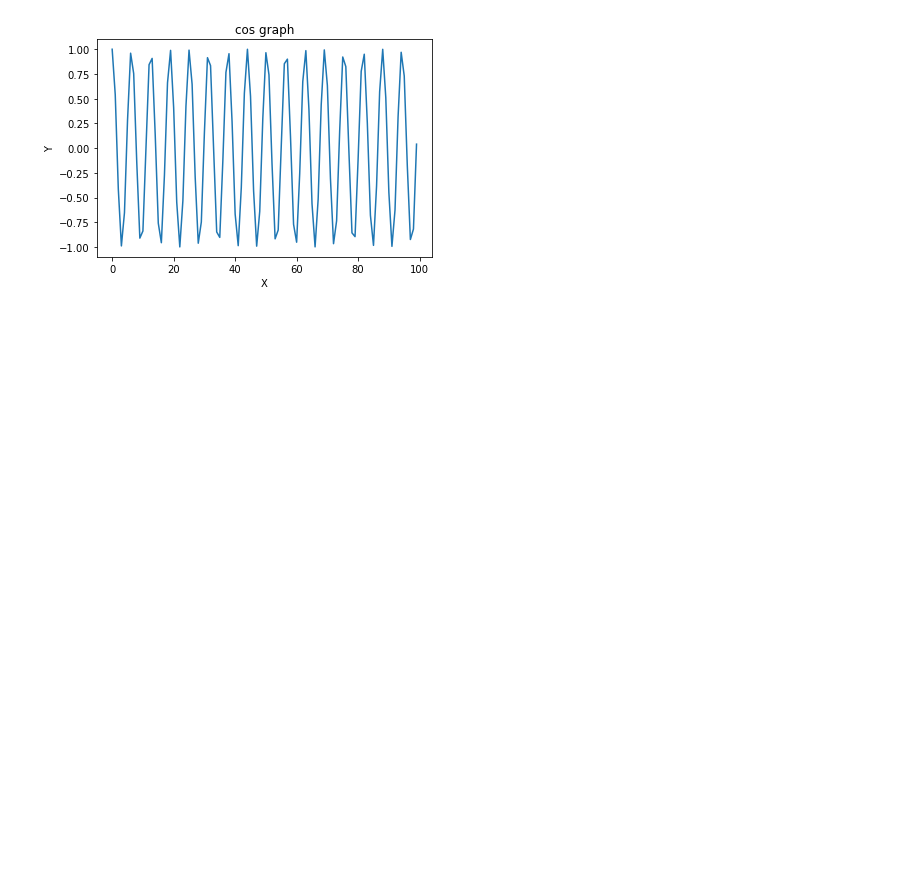
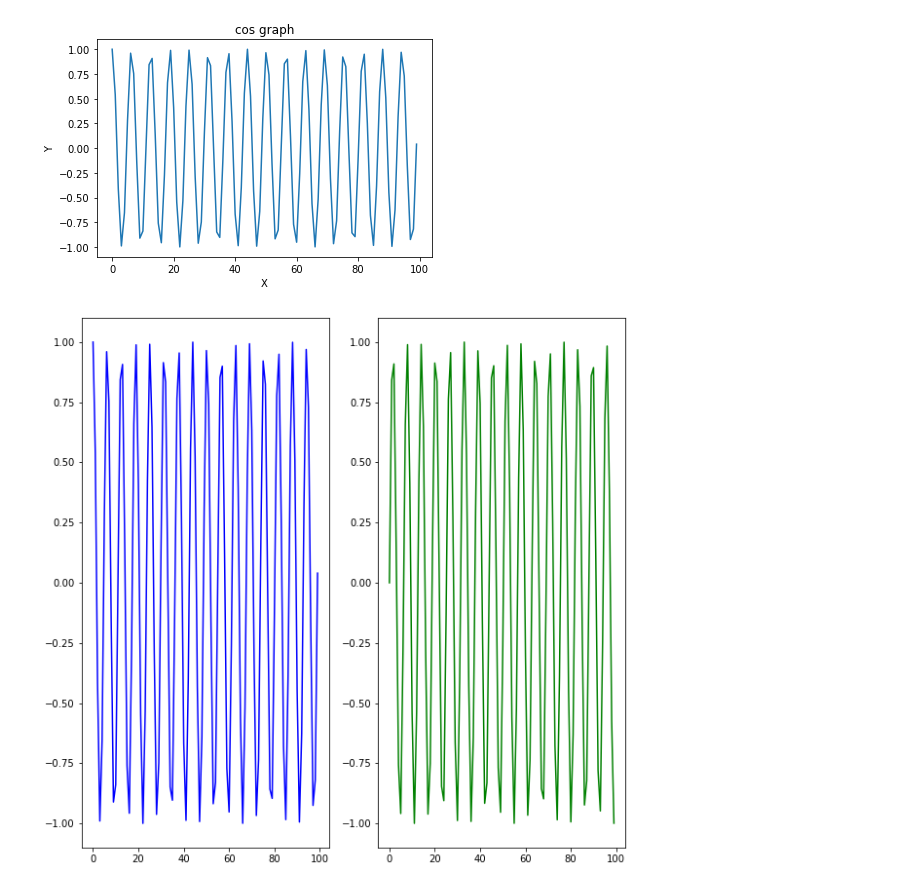
Before and after one commit to whdgus928/Python, a Jupyter notebook: plotlib.ipynb, the cells around one changed output. Drawn from its saved outputs; the diff is of its cells as text; code cells hidden in the pictures; blank space fills up the shorter version.

```diff
--- a/plotlib.ipynb
+++ b/plotlib.ipynb
@@ -42,3 +42,15 @@ ax.set(title='cos graph',  #제목
 plt.show()
 # %% [output]
 [figure]
+# %%
+fig=plt.figure()
+fig.set_size_inches(10,10)
+
+ax_1=fig.add_subplot(1,2,1)
+ax_2=fig.add_subplot(1,2,2)
+
+ax_1.plot(x_1,y_1,c='b')
+ax_2.plot(x_2,y_2,c='g')
+plt.show()
+# %% [output]
+[figure, added]
```
Also changed, not shown: parts of 13 cells of this notebook, 1 other file.
